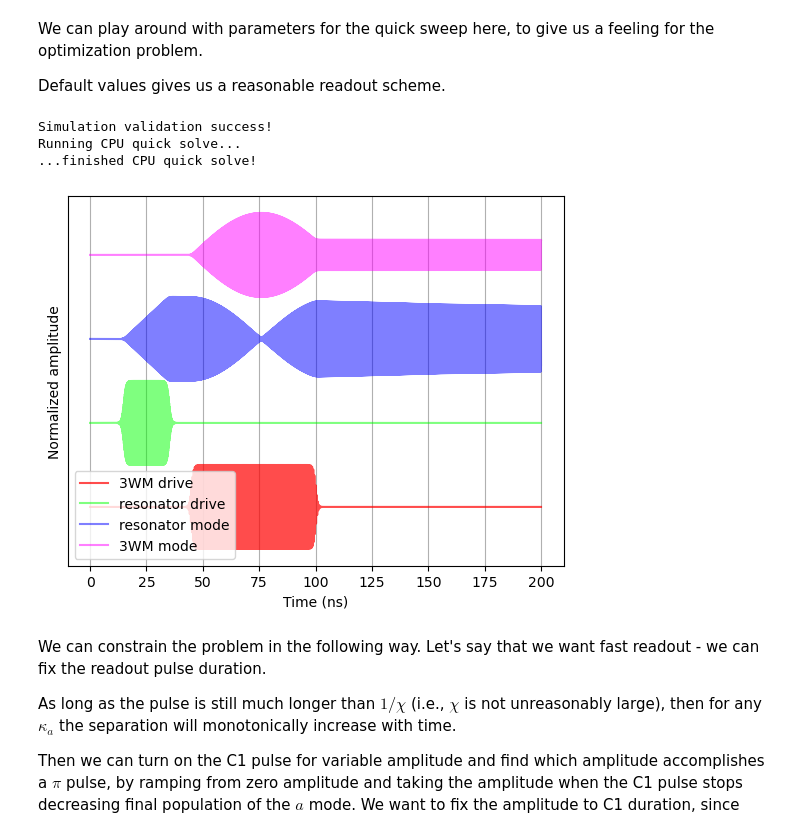
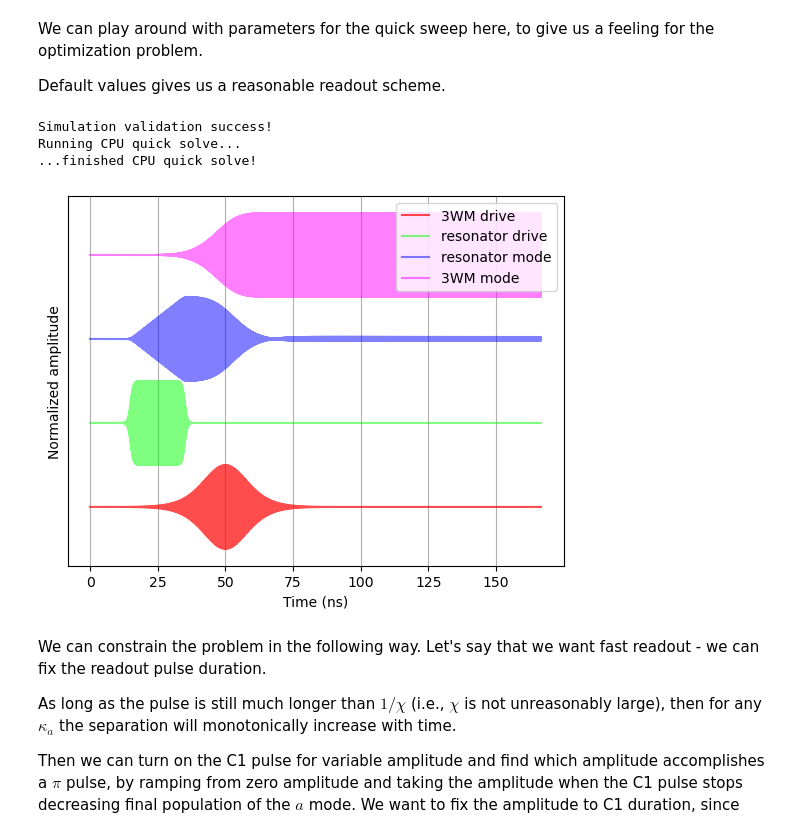
Before and after one commit to borismesits/cuda-cqed, a Jupyter notebook: notebooks/EA_C1_optimization.ipynb, the cells around one changed output. Drawn from its saved outputs; the diff is of its cells as text; code cells hidden in the pictures.

```diff
--- a/notebooks/EA_C1_optimization.ipynb
+++ b/notebooks/EA_C1_optimization.ipynb
@@ -44,19 +44,19 @@ sim.add_param('wC1', -2.0e9 * 2 * np.pi)  # 7
 sim.add_param('wG', 8.0e9 * 2 * np.pi)  # 19
 sim.add_param('wC2', 3.5e9 * 2 * np.pi)  # 13
 sim.add_param('rampR', 1e-9)  # 2
-sim.add_param('rampC1', 1e-9)  # 8
+sim.add_param('rampC1', 10e-9)  # 8
 sim.add_param('rampG', 1e-9)  # 14
 sim.add_param('rampC2', 1e-9)  # 20
 sim.add_param('startR', 15e-9)  # 3
 sim.add_param('stopR', 35e-9)  # 4
 sim.add_param('startC1', 45e-9)  # 9
-sim.add_param('stopC1', 100e-9)  # 10
+sim.add_param('stopC1', 55e-9)  # 10
 sim.add_param('startG', 110e-9)  # 21
 sim.add_param('stopG', 170e-9)  # 22
 sim.add_param('startC2', 190e-9)  # 15
 sim.add_param('stopC2', 195e-9)  # 16
 sim.add_param('phaseR', -np.pi / 4)  # 5
-sim.add_param('phaseC1', np.pi / 3)  # 11
+sim.add_param('phaseC1', np.pi / 2)  # 11
 sim.add_param('phaseG', np.pi * 0.88)  # 23
 sim.add_param('phaseC2', 0.0)  # 17
 
@@ -70,7 +70,7 @@ sim.add_EOM('a', '-1j*(wa+(10**logchi)*2*pi*qbstate)*a - 1j*gab*b*conjugate(s0)
 sim.add_EOM('b', '-1j*wb*b - 1j*gab*a*s0 - kb*b')
 sim.set_solve_type('decimate')
 
-sim.specify_time(20, 600, d_factor=1)
+sim.specify_time(20, 1000, d_factor=1)
 
 sim.validate()
 # %% [output]
@@ -82,26 +82,28 @@ Default values gives us a reasonable readout scheme.
 # %%
 sim.param_dict_nosweep['logchi'] = 6
 sim.param_dict_nosweep['logka'] = 5
-sim.param_dict_nosweep['amplC1'] = 0.4
+sim.param_dict_nosweep['amplC1'] = 1.3
+sim.param_dict_nosweep['qbstate'] = 0
 
 x, t = sim.quick_trace()
 
 plt.figure(1)
 plt.clf()
 plt.plot(t*1e9, x[0,:]/np.max(x[0,:]),color=(1,0,0,0.7),label='3WM drive')
 plt.plot(t*1e9, x[2,:]/np.max(x[2,:])+2,color=(0,1,0,0.5),label='resonator drive')
 plt.plot(t*1e9, x[4,:]/np.max(x[4,:])+4,color=(0,0,1,0.5),label='resonator mode')
 plt.plot(t*1e9, x[6,:]/np.max(x[6,:])+6,color=(1,0,1,0.5),label='3WM mode')
 plt.xlabel('Time (ns)')
 plt.ylabel('Normalized amplitude')
 plt.legend()
 plt.yticks([])
 plt.grid()
+plt.show()
 # %% [output]
 Simulation validation success!
 Running CPU quick solve...
 ...finished CPU quick solve!
-[figure, old version]
+[figure, new version]
 # %% [markdown]
 We can constrain the problem in the following way. Let's say that we want fast readout - we can fix the readout pulse duration.
 
```
Also changed, not shown: parts of 8 cells of this notebook, 28 other files.
